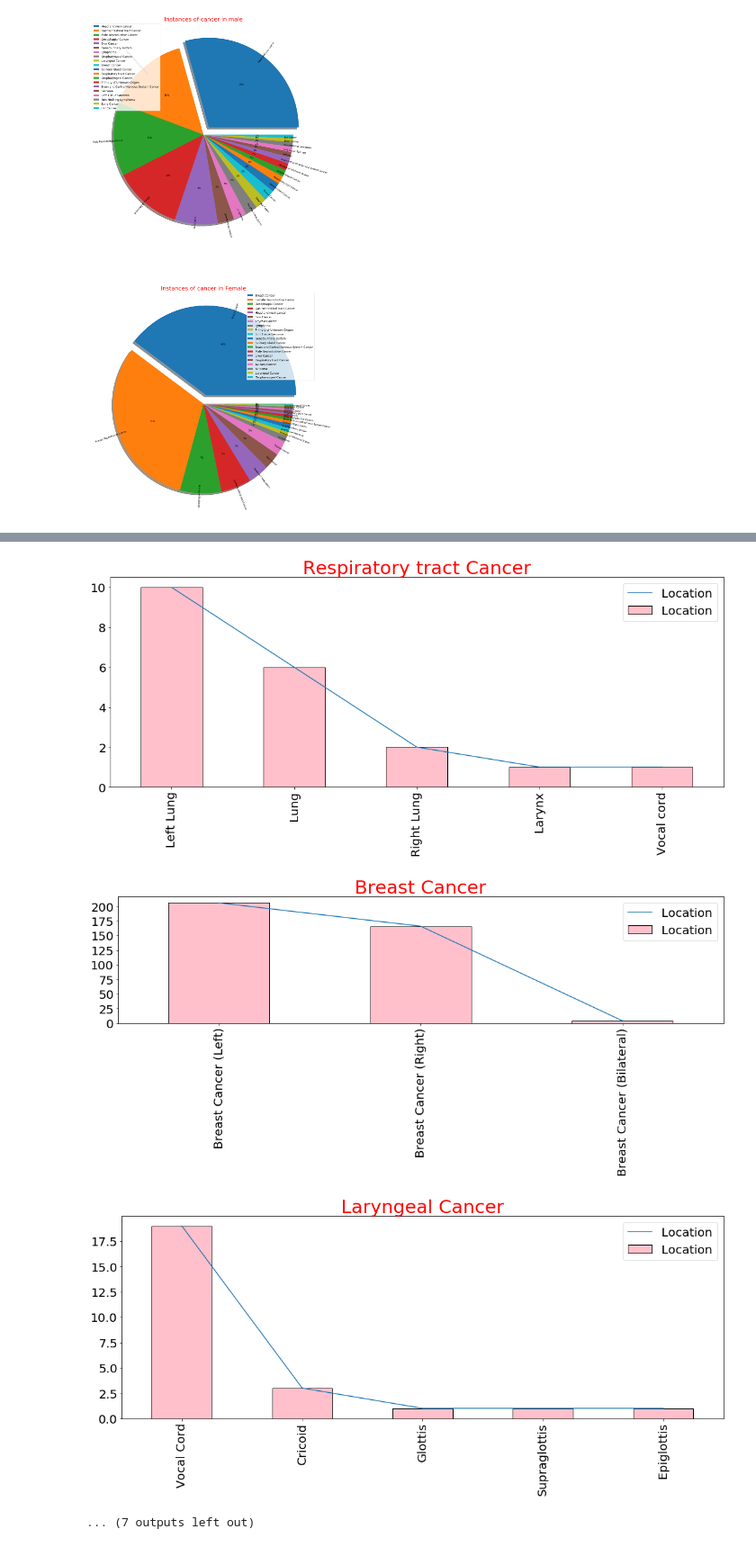
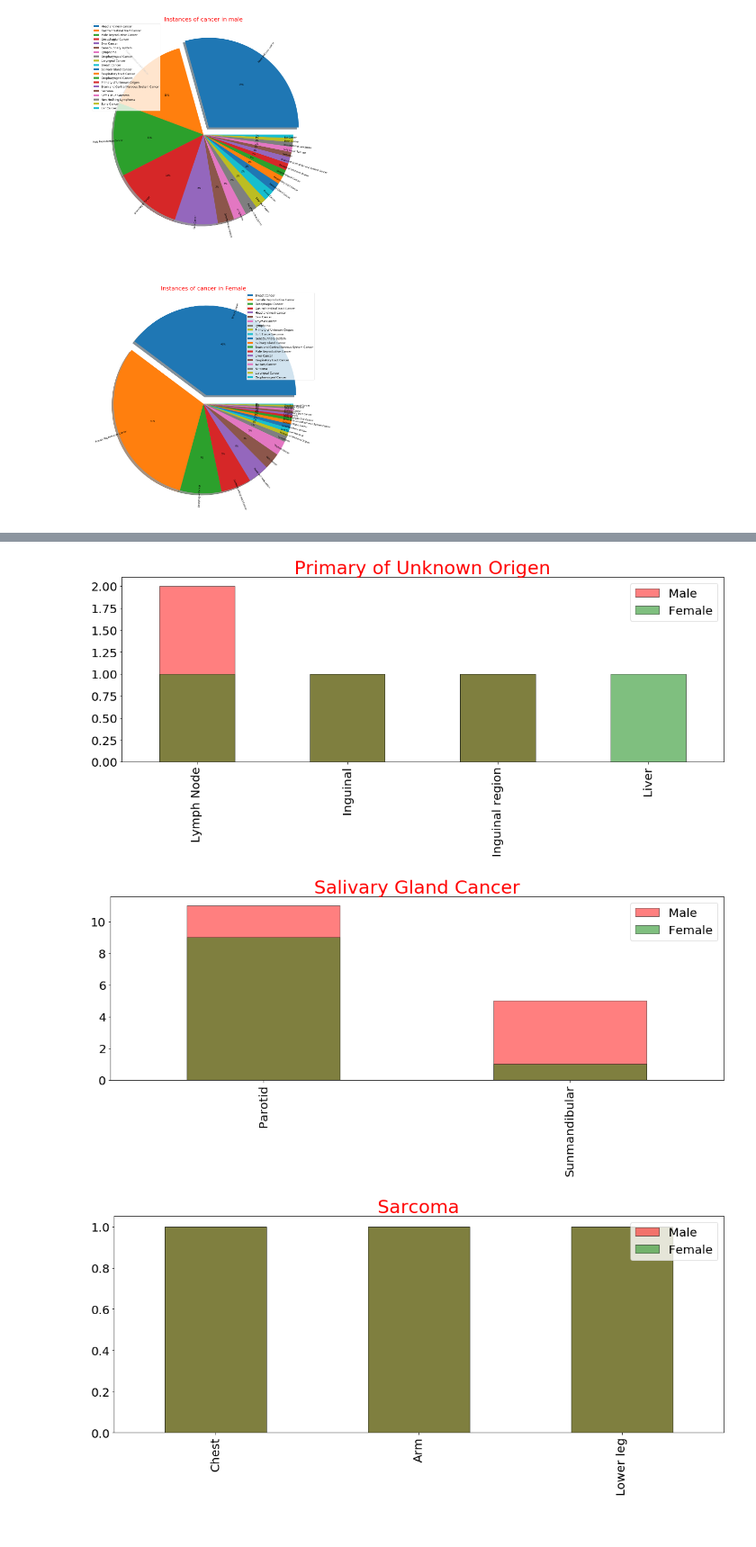
Before and after one commit to ssnk4343/Hospital_Cancer_Analysis, a Jupyter notebook: Cancer_Analysis.ipynb, the cells around one changed output, grey strips where cells are left out. Shown at 90% size. Drawn from its saved outputs; the diff is of its cells as text; code cells hidden in the pictures.

```diff
--- a/Cancer_Analysis.ipynb
+++ b/Cancer_Analysis.ipynb
@@ -202,20 +203,31 @@ ax3.set_title('Instances of cancer in Female',Fontsize=25,color='r')
 Text(0.5, 1.0, 'Instances of cancer in Female')
 [figure]
 # %%
+male_t = df[df['Sex']=='Male']
+female_t = df[df['Sex']=='Female']
+male_t.index=male_t['Type of Cancer']
+male_t.index=male_t['Type of Cancer']
+
 for item in df['Type of Cancer'].unique():
     #c=['cyan','torquoise','grey','c','r','pink','maroon','cyan','torquoise','grey','c','r','pink','maroon','cyan','torquoise','grey','c','r']
-    filt = df['Type of Cancer']==item
-    at = df.loc[filt,'Location'].value_counts().nlargest(25).sort_values().nlargest(15)
-    #print(at)
-    if len(at)>1:
-        plt.figure(figsize=(15,7))
-        #at.plot.pie(autopct='%1.f%%',shadow=True,rotatelabels = 270,labeldistance=0.9,fontsize=15)
-        at.plot.bar(subplots=True,edgecolor='black',color='pink',fontsize=20)
-        at.plot(fontsize=20)
-        plt.legend(fontsize=20)
-        plt.xticks(rotation=90)
-        plt.tight_layout()
-        plt.title(item,fontsize=31,color='r')
+    if item!='Male Reproductive Cancer':
+
+
+        filt1 = male_t['Type of Cancer']==item
+        filt2 = female_t['Type of Cancer']==item
+        at = male_t.loc[filt1,'Location'].value_counts()
+
+        bt = female_t.loc[filt2,'Location'].value_counts()
+
+        if len(at)>1 and len(bt)>1:
+            plt.figure(figsize=(15,7))
+    #         #at.plot.pie(autopct='%1.f%%',shadow=True,rotatelabels = 270,labeldistance=0.9,fontsize=15)
+            at.plot.bar(subplots=True,edgecolor='black',color='red',fontsize=20,alpha=0.5,label="Male")
+            bt.plot.bar(subplots=True,edgecolor='black',color='Green',fontsize=20,alpha=0.5,label="Female")
+            plt.legend(fontsize=20)
+            plt.xticks(rotation=90)
+            plt.tight_layout()
+            plt.title(item,fontsize=31,color='r')
 
 
 
@@ -233,4 +245,3 @@ plt.show()
-[figure, old version]
+[figure, new version]
-[figure, old version]
+[figure, new version]
-[figure, old version]
+[figure, new version]
-... (7 outputs left out)
```
Also changed, not shown: parts of 3 cells of this notebook.
